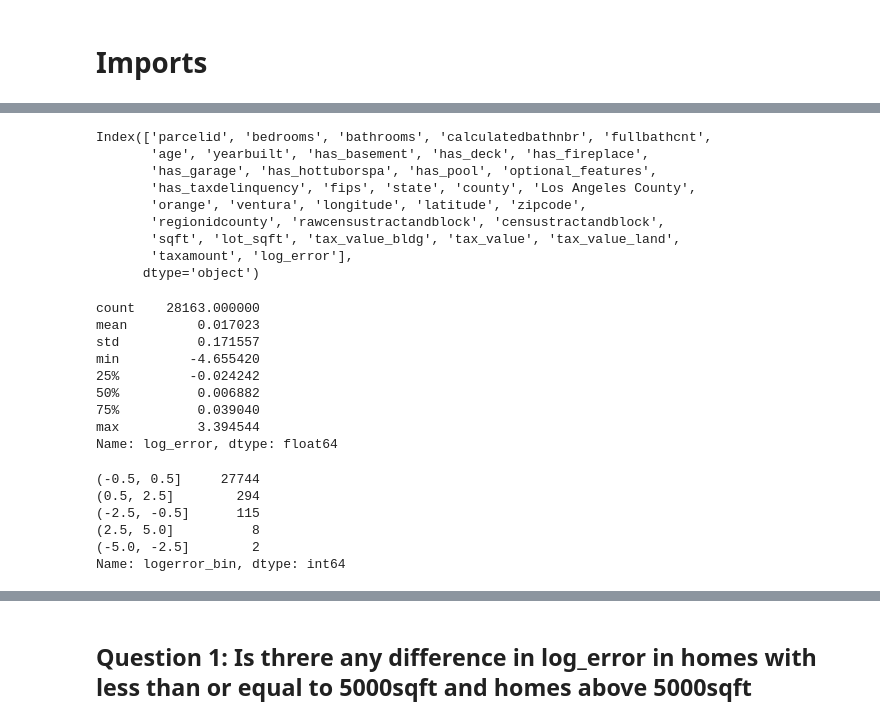
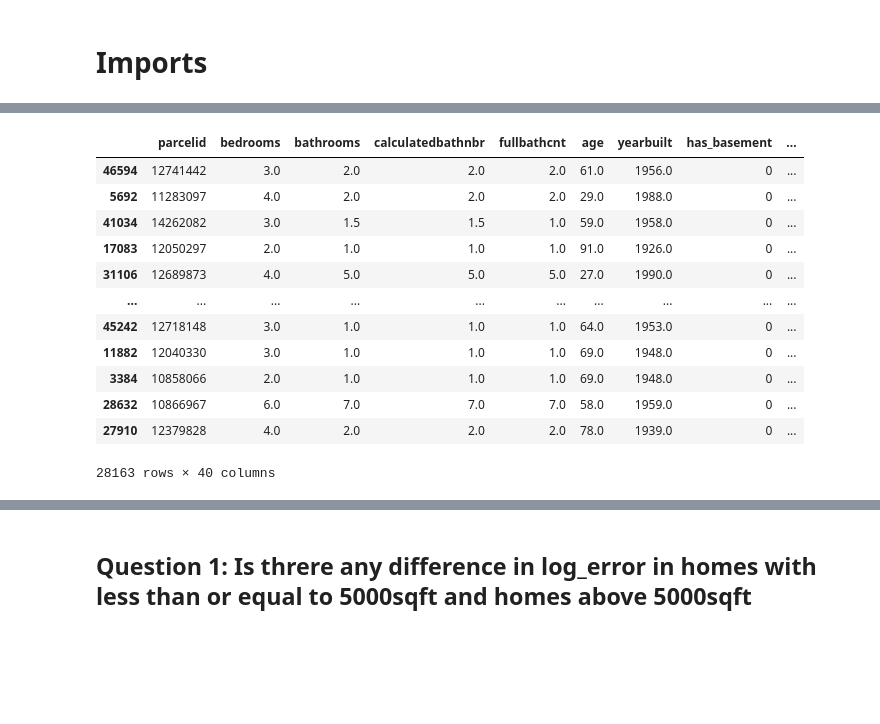
Before and after one commit to Codeup-Justin-Evans-Yvette-Ibarra/project_zillow_team, a Jupyter notebook: Yvettes_workbook_1.ipynb, the cells around one changed output, grey strips where cells are left out. Saved outputs shown, nothing was run; the diff lists cells and outputs as text; code cells hidden in the pictures; blank space fills up the shorter version.

Commit message:
update cluster section

```diff
--- a/Yvettes_workbook_1.ipynb
+++ b/Yvettes_workbook_1.ipynb
@@ -27,2 +40,2 @@ df.shape
 # %%
-train, X_train, X_validate, X_test, y_train, y_validate, y_test = w.split(df, 'log_error')
+train,validate,test, X_train, X_validate, X_test, y_train, y_validate, y_test = w.split(df, 'log_error')
@@ -33,35 +42,18 @@ train.shape
-# %%
-train.columns
-# %% [output]
-Index(['parcelid', 'bedrooms', 'bathrooms', 'calculatedbathnbr', 'fullbathcnt',
-       'age', 'yearbuilt', 'has_basement', 'has_deck', 'has_fireplace',
-       'has_garage', 'has_hottuborspa', 'has_pool', 'optional_features',
-       'has_taxdelinquency', 'fips', 'state', 'county', 'Los Angeles County',
-       'orange', 'ventura', 'longitude', 'latitude', 'zipcode',
-       'regionidcounty', 'rawcensustractandblock', 'censustractandblock',
-       'sqft', 'lot_sqft', 'tax_value_bldg', 'tax_value', 'tax_value_land',
-       'taxamount', 'log_error'],
-      dtype='object')
-# %%
-train.log_error.describe()
-# %% [output]
-count    28163.000000
-mean         0.017023
-std          0.171557
-min         -4.655420
-25%         -0.024242
-50%          0.006882
-75%          0.039040
-max          3.394544
-Name: log_error, dtype: float64
-# %%
-train['logerror_bin'] = pd.cut(train.log_error, [-5,-2.5,-0.5,0.5,2.5,5])
-# %%
-train.logerror_bin.value_counts()
-# %% [output]
-(-0.5, 0.5]     27744
-(0.5, 2.5]        294
-(-2.5, -0.5]      115
-(2.5, 5.0]          8
-(-5.0, -2.5]        2
-Name: logerror_bin, dtype: int64
+# %%
+train, test, validate, train_scaled, validate_scaled, test_scaled = m.create_cluster('cluster_loc', train,validate, test,['longitude', 'latitude','tax_value'],4)
+# %%
+train
+# %% [output]
+|  | parcelid | bedrooms | bathrooms | calculatedbathnbr | fullbathcnt | age | yearbuilt | has_basement | ... |
+| 46594 | 12741442 | 3.0 | 2.0 | 2.0 | 2.0 | 61.0 | 1956.0 | 0 | ... |
+| 5692 | 11283097 | 4.0 | 2.0 | 2.0 | 2.0 | 29.0 | 1988.0 | 0 | ... |
+| 41034 | 14262082 | 3.0 | 1.5 | 1.5 | 1.0 | 59.0 | 1958.0 | 0 | ... |
+| 17083 | 12050297 | 2.0 | 1.0 | 1.0 | 1.0 | 91.0 | 1926.0 | 0 | ... |
+| 31106 | 12689873 | 4.0 | 5.0 | 5.0 | 5.0 | 27.0 | 1990.0 | 0 | ... |
+| ... | ... | ... | ... | ... | ... | ... | ... | ... | ... |
+| 45242 | 12718148 | 3.0 | 1.0 | 1.0 | 1.0 | 64.0 | 1953.0 | 0 | ... |
+| 11882 | 12040330 | 3.0 | 1.0 | 1.0 | 1.0 | 69.0 | 1948.0 | 0 | ... |
+| 3384 | 10858066 | 2.0 | 1.0 | 1.0 | 1.0 | 69.0 | 1948.0 | 0 | ... |
+| 28632 | 10866967 | 6.0 | 7.0 | 7.0 | 7.0 | 58.0 | 1959.0 | 0 | ... |
+| 27910 | 12379828 | 4.0 | 2.0 | 2.0 | 2.0 | 78.0 | 1939.0 | 0 | ... |
+28163 rows × 40 columns
```
Also changed, not shown: parts of 91 cells of this notebook.
